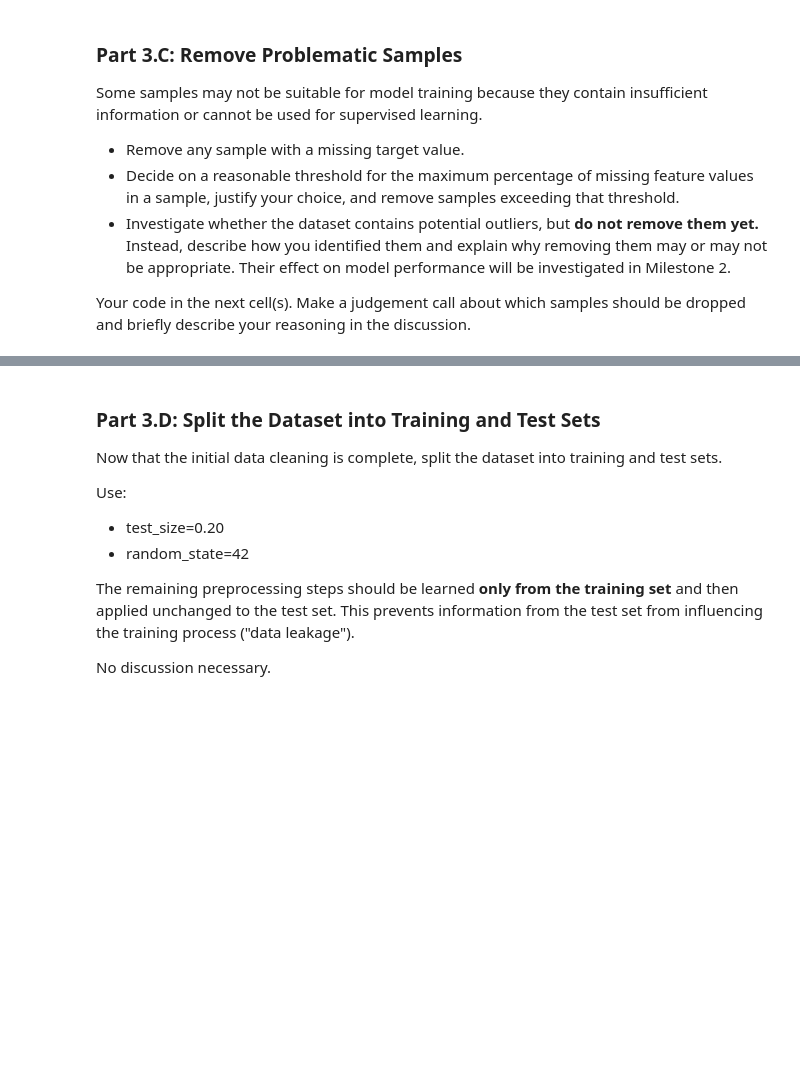
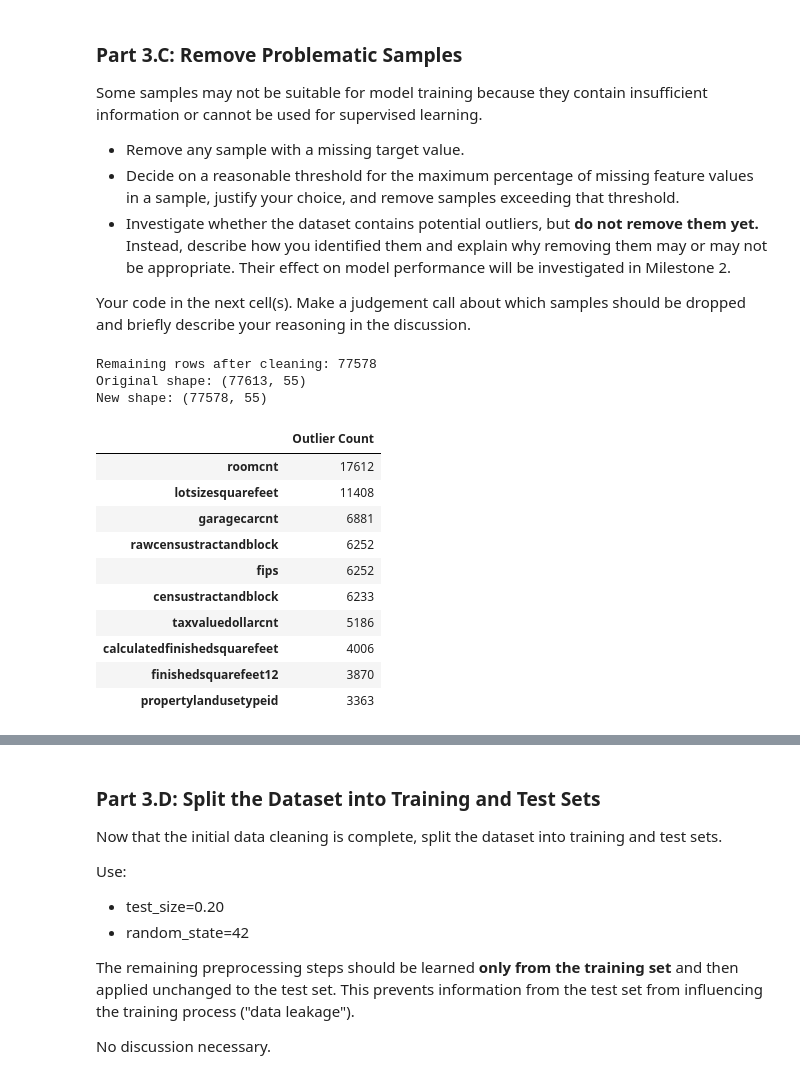
Before and after one commit to Jbaner/Module-3-Assignments, a Jupyter notebook: Milestone_01.ipynb, the cells around one changed output, grey strips where cells are left out. Drawn from its saved outputs; the diff is of its cells as text; code cells hidden in the pictures; blank space fills up the shorter version.

```diff
--- a/Milestone_01.ipynb
+++ b/Milestone_01.ipynb
@@ -477,3 +477,50 @@ Some samples may not be suitable for model training because they contain insuffi
 - Investigate whether the dataset contains potential outliers, but **do not remove them yet.** Instead, describe how you identified them and explain why removing them may or may not be appropriate. Their effect on model performance will be investigated in Milestone 2.
 
 Your code in the next cell(s). Make a judgement call about which samples should be dropped and briefly describe your reasoning in the discussion.
+# %%
+# Remove Problematic Samples
+df_clean = df.copy()
+
+# 1. Remove data samples with missing target values
+df_clean = df_clean[df_clean["taxvaluedollarcnt"].notna()]
+
+# 2. Remove data samples with >90% missing features
+row_missing_pct = df_clean.isna().mean(axis=1) * 100
+df_clean = df_clean[row_missing_pct <= 90]
+
+print("Remaining rows after cleaning:", df_clean.shape[0])
+# Verify the new shape
+print("Original shape:", df.shape)
+print("New shape:", df_clean.shape)
+
+# 3. Identify outliers
+numeric_cols = df_clean.select_dtypes(include=["float64", "int64"]).columns
+outlier_summary = {}
+
+for col in numeric_cols:
+    Q1 = df_clean[col].quantile(0.25)
+    Q3 = df_clean[col].quantile(0.75)
+    IQR = Q3 - Q1
+    lower = Q1 - 1.5 * IQR
+    upper = Q3 + 1.5 * IQR
+
+    outliers = df_clean[(df_clean[col] < lower) | (df_clean[col] > upper)]
+    outlier_summary[col] = len(outliers)
+
+outlier_summary_df = pd.DataFrame.from_dict(outlier_summary, orient="index", columns=["Outlier Count"])
+outlier_summary_df.sort_values("Outlier Count", ascending=False).head(10)
+# %% [output]
+Remaining rows after cleaning: 77578
+Original shape: (77613, 55)
+New shape: (77578, 55)
+|  | Outlier Count |
+| roomcnt | 17612 |
+| lotsizesquarefeet | 11408 |
+| garagecarcnt | 6881 |
+| rawcensustractandblock | 6252 |
+| fips | 6252 |
+| censustractandblock | 6233 |
+| taxvaluedollarcnt | 5186 |
+| calculatedfinishedsquarefeet | 4006 |
+| finishedsquarefeet12 | 3870 |
+| propertylandusetypeid | 3363 |
```
Also changed, not shown: parts of 6 cells of this notebook.
